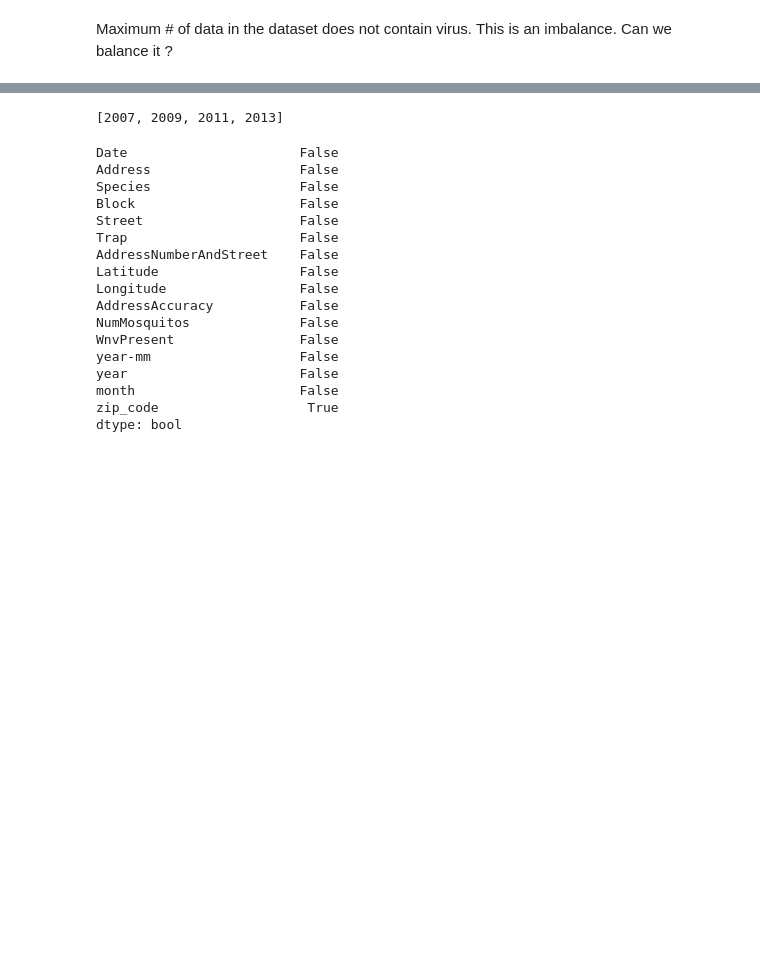
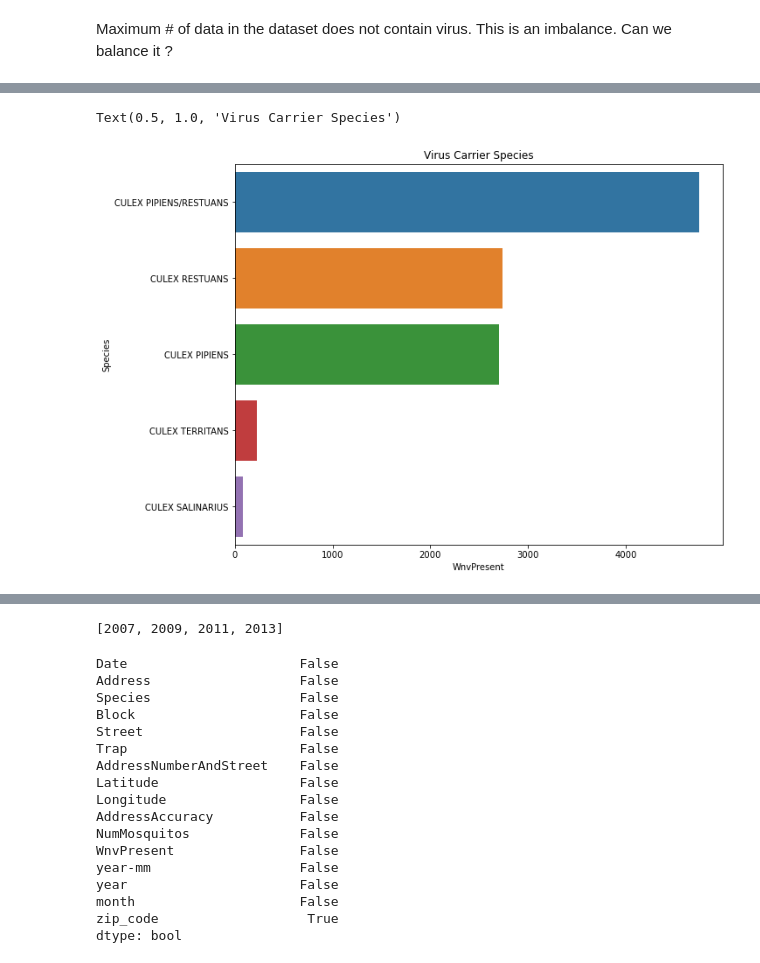
Before and after one commit to charsh12/DS-Career-Track, a Jupyter notebook: pythonProject/Capstone2/Notebook/Wnv_data_wrangling.ipynb, the cells around one changed output, grey strips where cells are left out. Cells and saved outputs as stored; diff of their text form; code cells hidden in the pictures; blank space fills up the shorter version.

```diff
--- a/pythonProject/Capstone2/Notebook/Wnv_data_wrangling.ipynb
+++ b/pythonProject/Capstone2/Notebook/Wnv_data_wrangling.ipynb
@@ -126,0 +119,8 @@ Name: Species, dtype: int64
+# %%
+_ = plt.subplots(figsize=(10,8))
+species_virus = pd.DataFrame(wnv_raw_train[["Species", "WnvPresent"]].groupby(["Species"])["WnvPresent"].count().nlargest()).reset_index()
+sns.barplot(data=species_virus, x="WnvPresent", y="Species", orient="h")
+plt.title("Virus Carrier Species")
+# %% [output]
+Text(0.5, 1.0, 'Virus Carrier Species')
+[figure, added]
```
Also changed, not shown: parts of 45 cells of this notebook, 7 other files.
